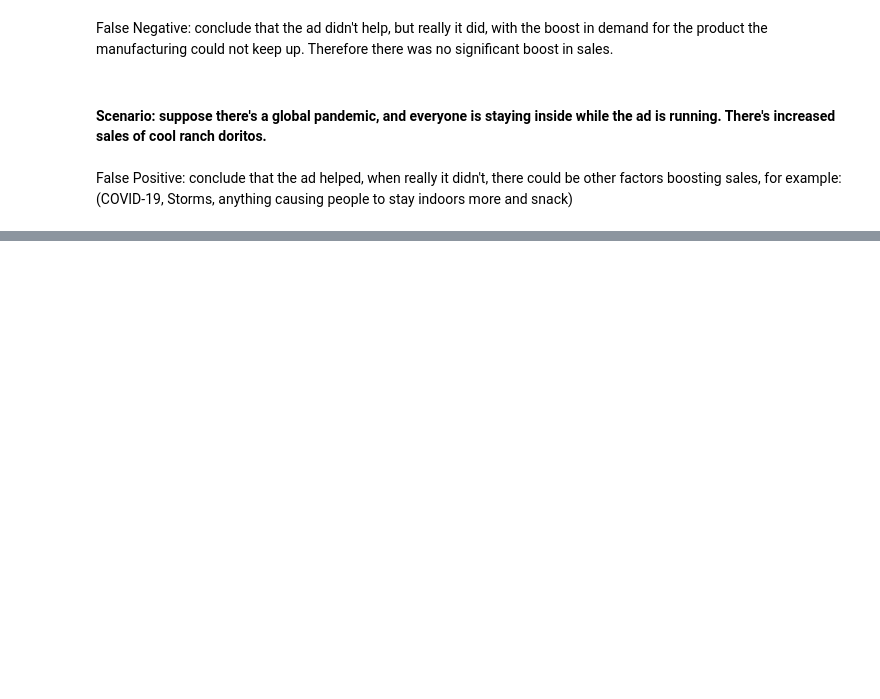
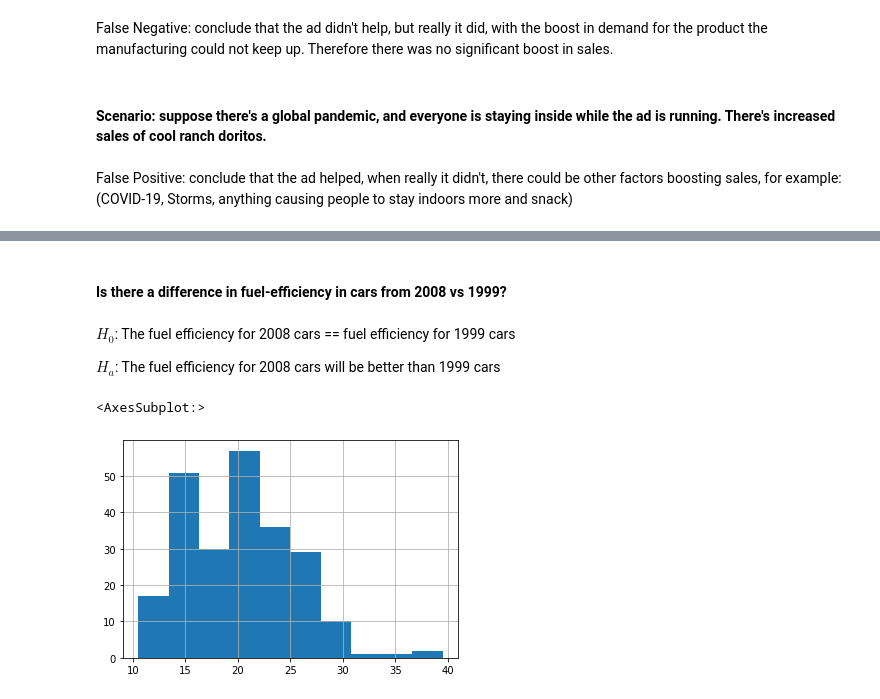
Before and after one commit to ForrestMccrosky/statistics-exercises, a Jupyter notebook: hypothesis_testing.ipynb, the cells around one changed output, grey strips where cells are left out. Drawn from its saved outputs; the diff is of its cells as text; code cells hidden in the pictures; blank space fills up the shorter version.

```diff
--- a/hypothesis_testing.ipynb
+++ b/hypothesis_testing.ipynb
@@ -53,0 +117,3 @@ False Positive: conclude that the ad helped, when really it didn't, there could
+# %%
+mpg = data('mpg')
+mpg
@@ -53,0 +134,3 @@ False Positive: conclude that the ad helped, when really it didn't, there could
+# %%
+mpg["avg_mpg"] = (mpg.cty + mpg.hwy)/2
+mpg
@@ -53,0 +151,11 @@ False Positive: conclude that the ad helped, when really it didn't, there could
+# %% [markdown]
+#### Is there a difference in fuel-efficiency in cars from 2008 vs 1999?
+# %% [markdown]
+$H_0$: The fuel efficiency for 2008 cars == fuel efficiency for 1999 cars
+
+$H_a$: The fuel efficiency for 2008 cars will be better than 1999 cars
+# %%
+mpg.avg_mpg.hist()  ##normalish distribution
+# %% [output]
+<AxesSubplot:>
+[figure, added]
```
Also changed, not shown: parts of 42 cells of this notebook.
